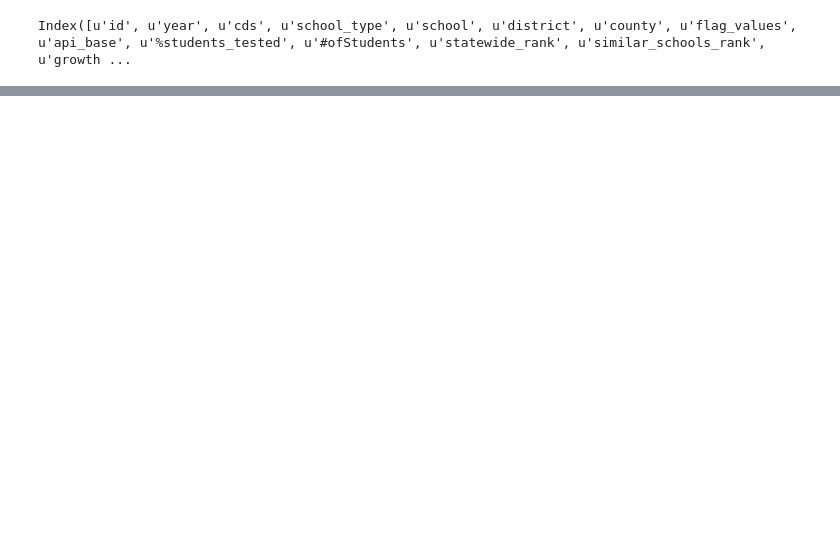
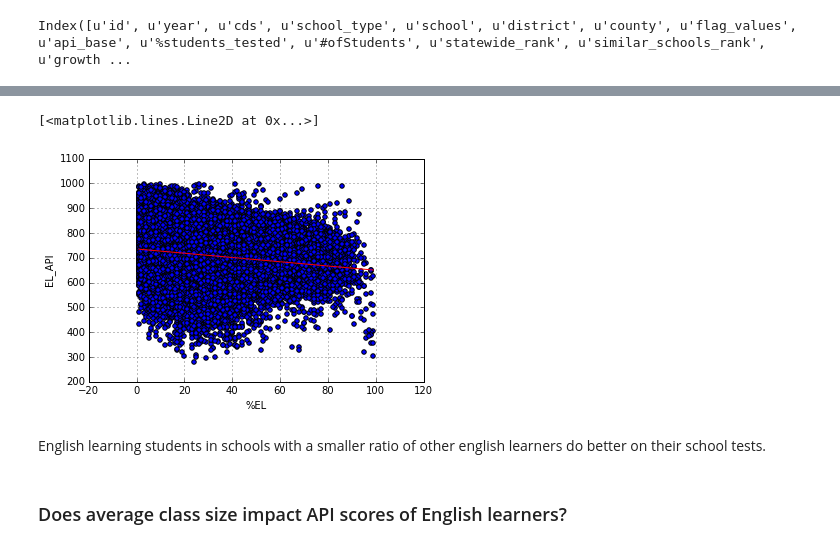
Before and after one commit to ttglennhall/SD_data_contest_education_3-10, a Jupyter notebook: education_dataAnalysis_2015.ipynb, the cells around one changed output, grey strips where cells are left out. Saved outputs shown, nothing was run; the diff lists cells and outputs as text; code cells hidden in the pictures; blank space fills up the shorter version.

```diff
--- a/education_dataAnalysis_2015.ipynb
+++ b/education_dataAnalysis_2015.ipynb
@@ -192,0 +246,9 @@ api.plot(x='%EL', y='EL_API', kind='scatter')
+# %%
+# Let's fit a linear model to our data
+y = api_plot['EL_API']  # response
+X = api_plot['%EL']  # predictor
+X = sm.add_constant(X)  # Add a constant term to the predictor
+# The actual fitting happens here
+est = sm.OLS(y, X)
+est = est.fit()
+est.summary()
@@ -192,0 +272,13 @@ api.plot(x='%EL', y='EL_API', kind='scatter')
+# %%
+# Let's plot the regression line on top of the data
+x_ = np.array([X.min(), X.max()])
+y_ = est.predict(x_)
+api_plot.plot(x='%EL', y='EL_API', kind='scatter')
+plt.plot(x_[:, 1], y_, 'r-')
+# %% [output]
+[<matplotlib.lines.Line2D at 0x...>]
+[figure, added]
+# %% [markdown]
+English learning students in schools with a smaller ratio of other english learners do better on their school tests.
+# %% [markdown]
+### Does average class size impact API scores of English learners?
```
Also changed, not shown: parts of 144 cells of this notebook.
